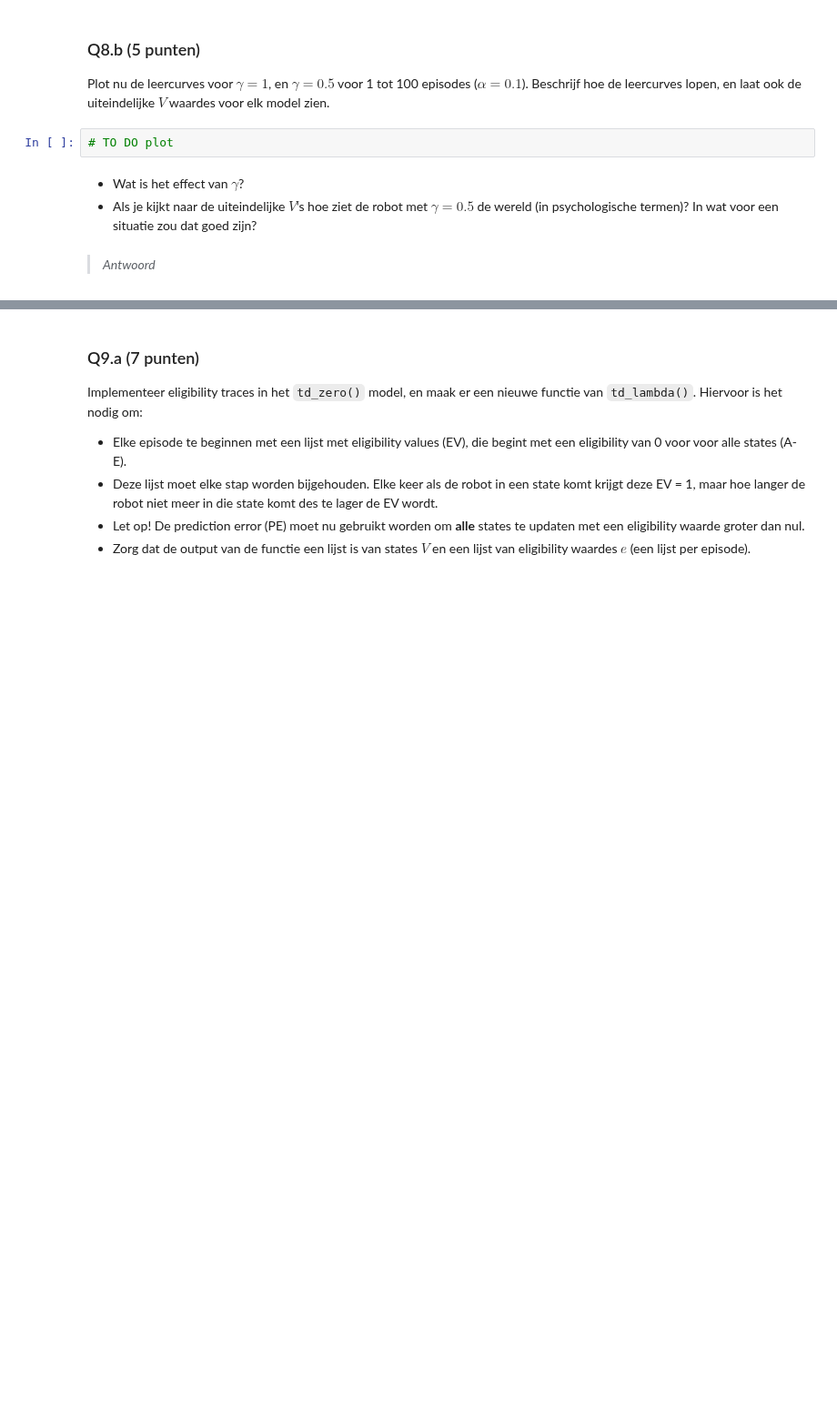
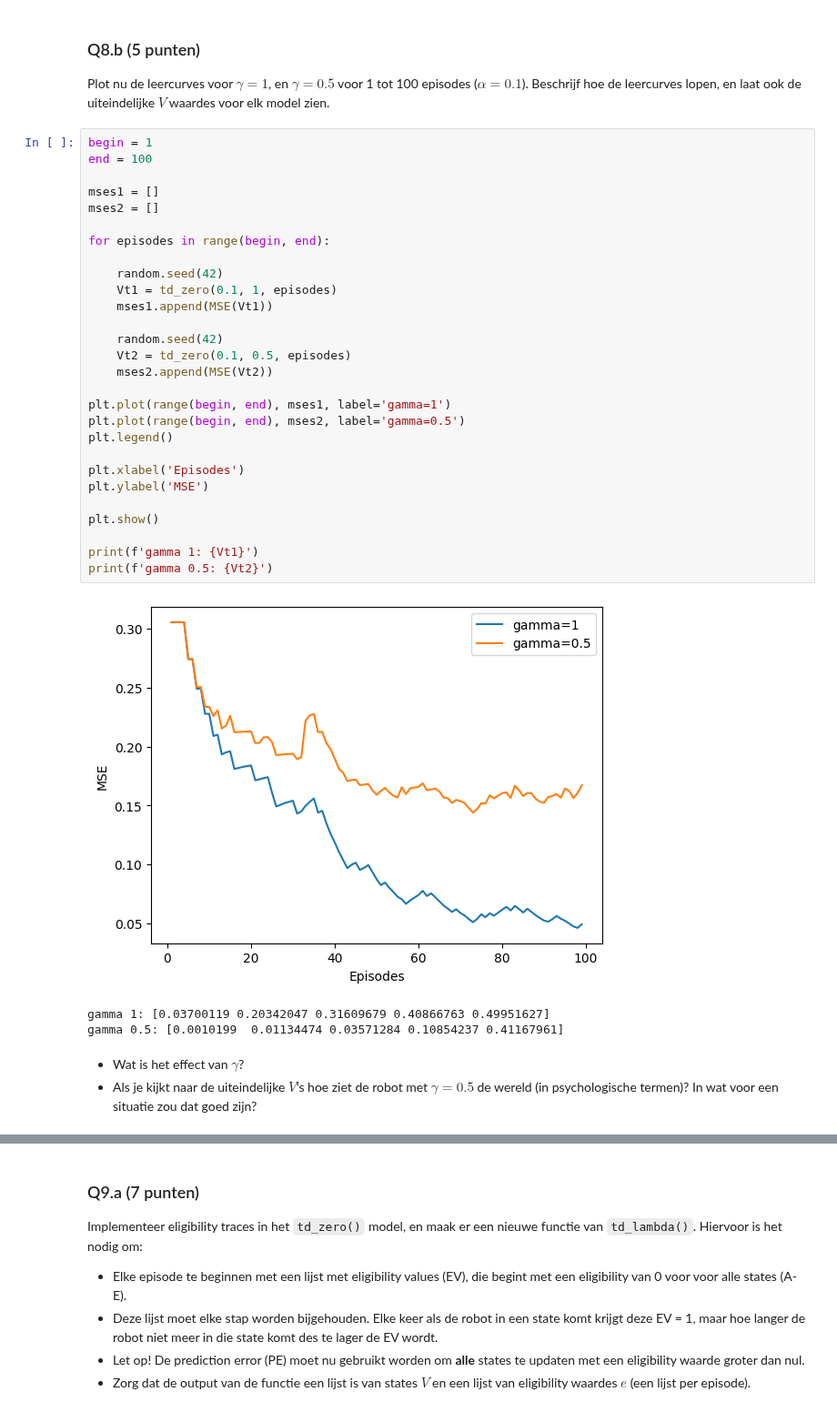
Before and after one commit to YorbenKoolhaas/cogmod, a Jupyter notebook: hw1/Assignment_1.ipynb, the cells around one changed output, grey strips where cells are left out. Shown at 91% size. Saved outputs shown, nothing was run; the diff lists cells and outputs as text; blank space fills up the shorter version.

```diff
--- a/hw1/Assignment_1.ipynb
+++ b/hw1/Assignment_1.ipynb
@@ -665,10 +724,38 @@ def MSE():
 ### Q8.b  (5 punten)
 
 Plot nu de leercurves voor $\gamma=1$, en $\gamma=0.5$ voor 1 tot 100 episodes ($\alpha = 0.1$).  Beschrijf hoe de leercurves lopen, en laat ook de uiteindelijke $V$ waardes voor elk model zien.
-# %%
-# TO DO plot
+# %%
+begin = 1
+end = 100
+
+mses1 = []
+mses2 = []
+
+for episodes in range(begin, end):
+
+    random.seed(42)
+    Vt1 = td_zero(0.1, 1, episodes)
+    mses1.append(MSE(Vt1))
+
+    random.seed(42)
+    Vt2 = td_zero(0.1, 0.5, episodes)
+    mses2.append(MSE(Vt2))
+
+plt.plot(range(begin, end), mses1, label='gamma=1')
+plt.plot(range(begin, end), mses2, label='gamma=0.5')
+plt.legend()
+
+plt.xlabel('Episodes')
+plt.ylabel('MSE')
+
+plt.show()
+
+print(f'gamma 1: {Vt1}')
+print(f'gamma 0.5: {Vt2}')
+# %% [output]
+[figure, added]
+gamma 1: [0.03700119 0.20342047 0.31609679 0.40866763 0.49951627]
+gamma 0.5: [0.0010199  0.01134474 0.03571284 0.10854237 0.41167961]
 # %% [markdown]
 * Wat is het effect van $\gamma$?
 * Als je kijkt naar de uiteindelijke $V$'s hoe ziet de robot met $\gamma=0.5$ de wereld (in psychologische termen)? In wat voor een situatie zou dat goed zijn?
-# %% [markdown]
-> *Antwoord*
```
Also changed, not shown: parts of 21 cells of this notebook.
